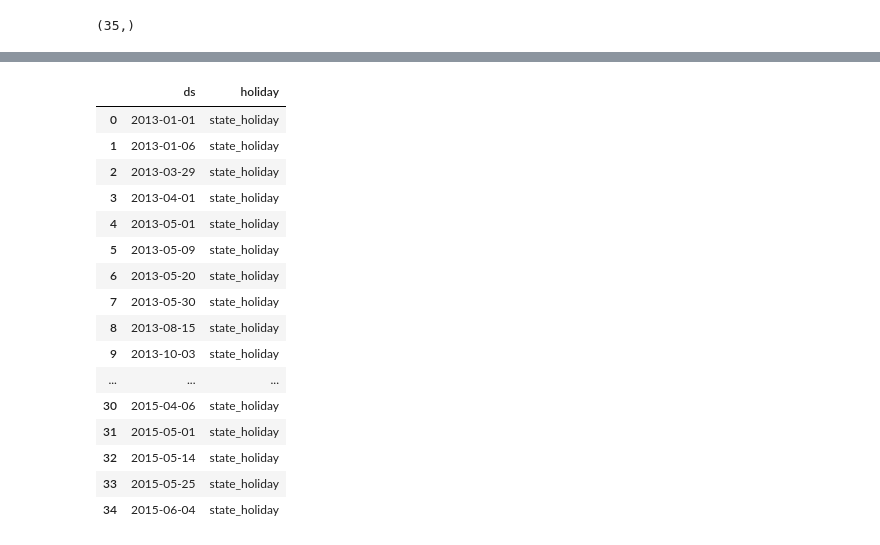
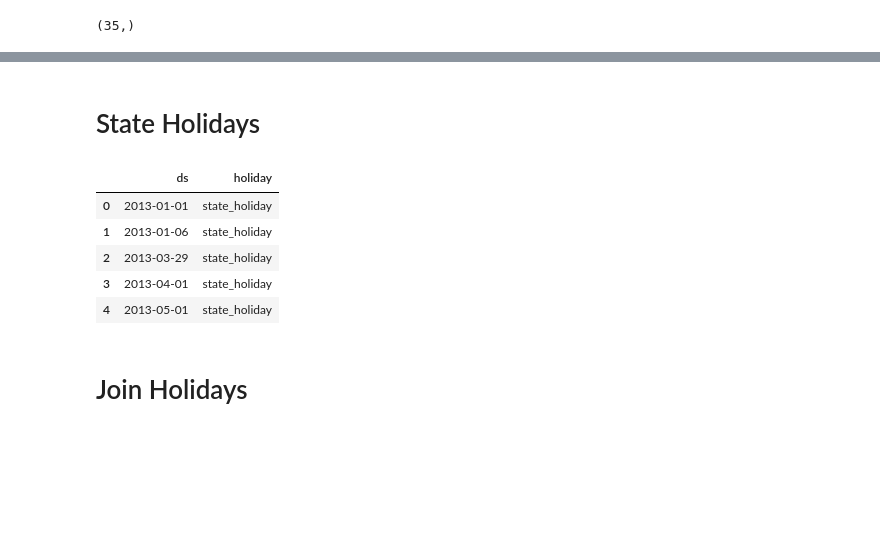
Before and after one commit to CD-AC/DataScience-Sales_Prediction, a Jupyter notebook: Sales_Prediction.ipynb, the cells around one changed output, grey strips where cells are left out. Drawn from its saved outputs; the diff is of its cells as text; code cells hidden in the pictures; blank space fills up the shorter version.

```diff
--- a/Sales_Prediction.ipynb
+++ b/Sales_Prediction.ipynb
@@ -578,24 +576,17 @@ school_holidays
+# %% [markdown]
+# State Holidays
 # %%
 state_holidays = pd.DataFrame({'ds': pd.to_datetime(state_holidays),
                                 'holiday': 'state_holiday'})
 # %%
-state_holidays
+state_holidays.head()
 # %% [output]
 |  | ds | holiday |
 | 0 | 2013-01-01 | state_holiday |
 | 1 | 2013-01-06 | state_holiday |
 | 2 | 2013-03-29 | state_holiday |
 | 3 | 2013-04-01 | state_holiday |
 | 4 | 2013-05-01 | state_holiday |
-| 5 | 2013-05-09 | state_holiday |
-| 6 | 2013-05-20 | state_holiday |
-| 7 | 2013-05-30 | state_holiday |
-| 8 | 2013-08-15 | state_holiday |
-| 9 | 2013-10-03 | state_holiday |
-| ... | ... | ... |
-| 30 | 2015-04-06 | state_holiday |
-| 31 | 2015-05-01 | state_holiday |
-| 32 | 2015-05-14 | state_holiday |
-| 33 | 2015-05-25 | state_holiday |
-| 34 | 2015-06-04 | state_holiday |
+# %% [markdown]
+# Join Holidays
 # %%
```
Also changed, not shown: parts of 17 cells of this notebook.
